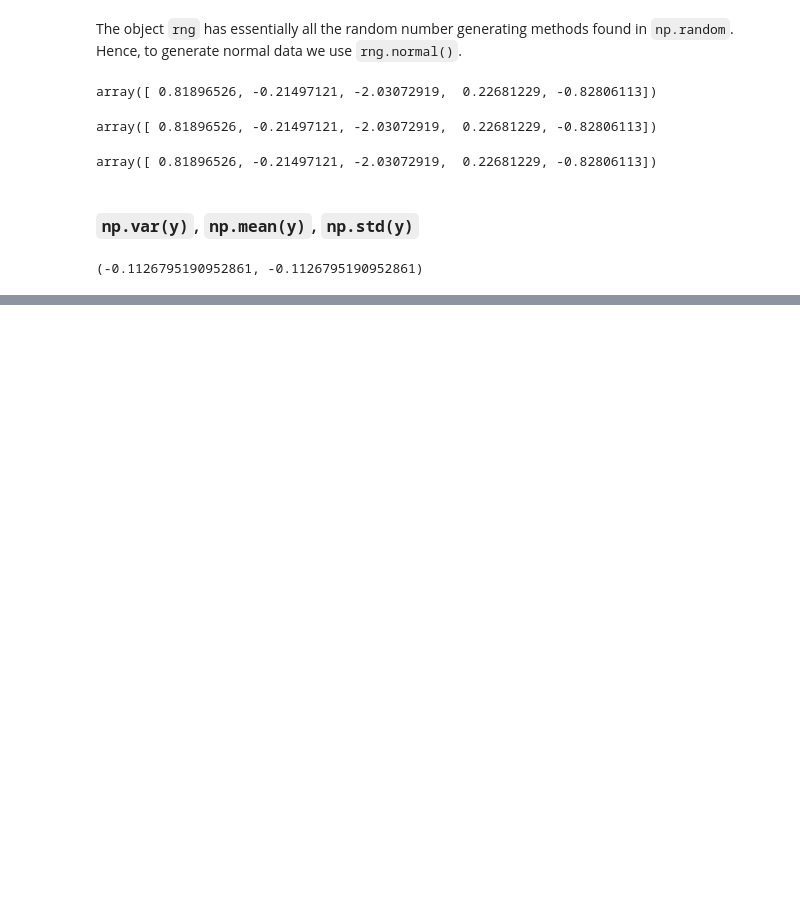
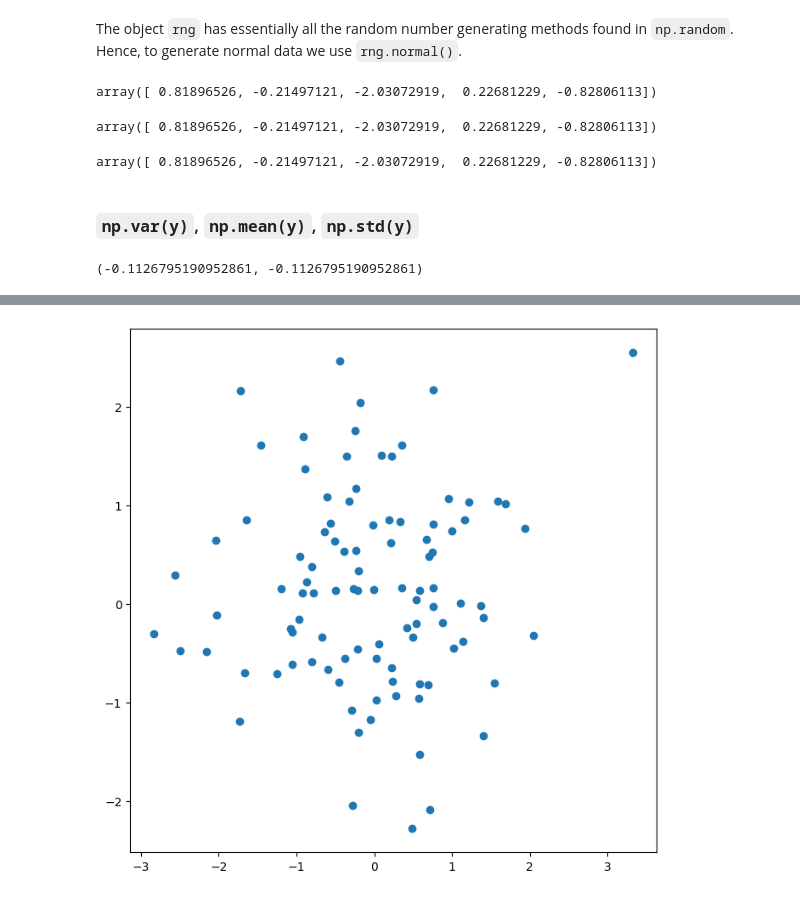
Before and after one commit to Xiaoke1982/statistical_learning_python, a Jupyter notebook: notebooks/1_Introduction_to_Python.ipynb, the cells around one changed output, grey strips where cells are left out. Drawn from its saved outputs; the diff is of its cells as text; code cells hidden in the pictures; blank space fills up the shorter version.

```diff
--- a/notebooks/1_Introduction_to_Python.ipynb
+++ b/notebooks/1_Introduction_to_Python.ipynb
@@ -170,0 +227,5 @@ np.mean(y), y.mean()
+# %%
+fig, ax = subplots(figsize = (8, 8))
+ax.plot(x, y,"o");
+# %% [output]
+[figure, added]
```
Also changed, not shown: parts of 13 cells of this notebook.
